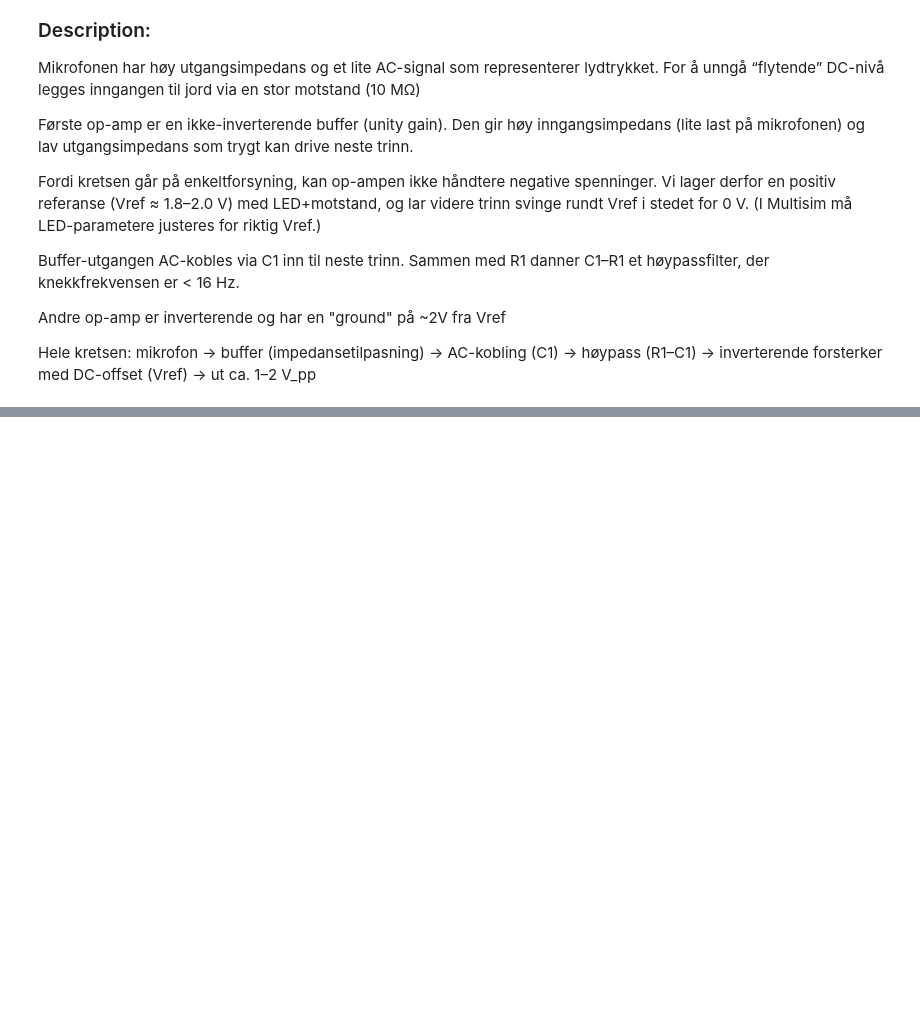
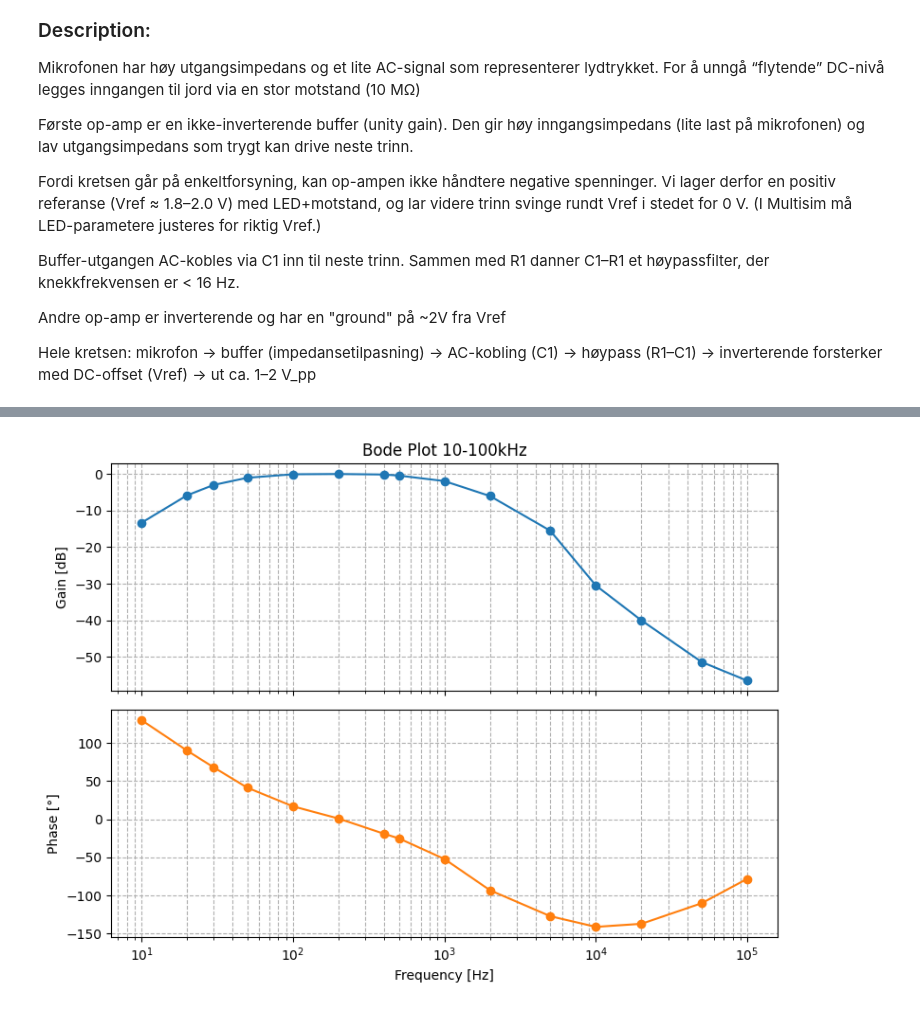
Before and after one commit to Casparrothing/Lab_tfy4185, a Jupyter notebook: lab_tfy4185.ipynb, the cells around one changed output, grey strips where cells are left out. Drawn from its saved outputs; the diff is of its cells as text; code cells hidden in the pictures; blank space fills up the shorter version.

```diff
--- a/lab_tfy4185.ipynb
+++ b/lab_tfy4185.ipynb
@@ -51,0 +58,9 @@ plt.show()
+# %%
+freq = np.array([10, 20, 30, 50, 100, 200, 400, 500, 1000, 2000, 5000, 10000, 20000, 50000, 100000])  # Hz
+vin = np.array([1, 1, 1, 1, 1, 1, 1, 1, 1, 1, 1, 1, 1, 1, 1])  # V
+vout = np.array([0.216, 0.512, 0.71, 0.888, 0.992, 1, 0.984, 0.952, 0.800, 0.500, 0.168, 0.03, 0.01, 0.0027, 0.0015])  # V
+phase = np.array([130, 90, 68, 41.4, 17, 1, -19, -25, -52, -93, -127, -141, -137, -110, -78])  # degrees (optional)
+
+bode_plot(freq, vin, vout, phase)
+# %% [output]
+[figure, added]
```
Also changed, not shown: parts of 3 cells of this notebook.
